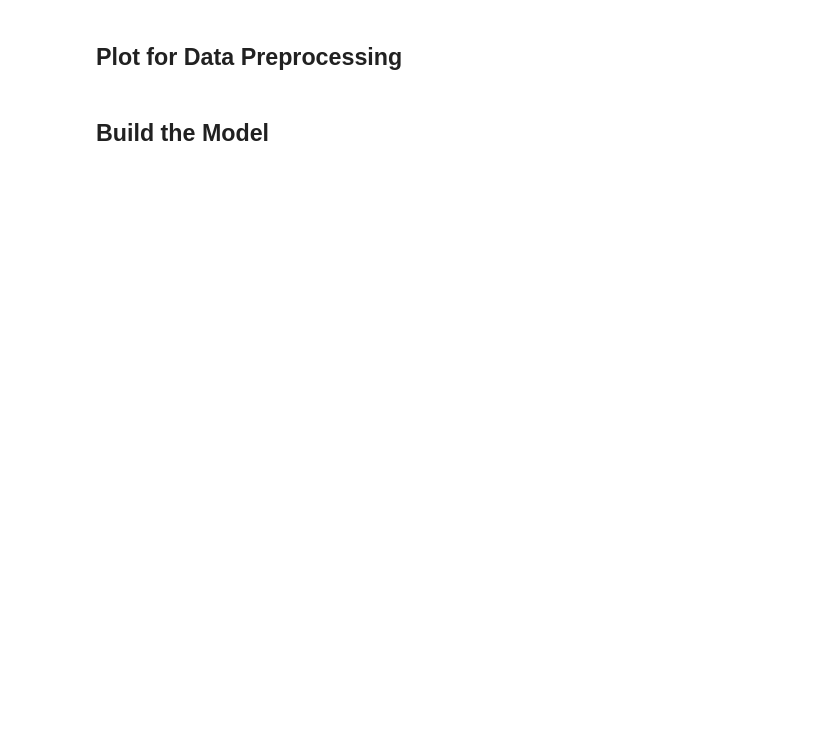
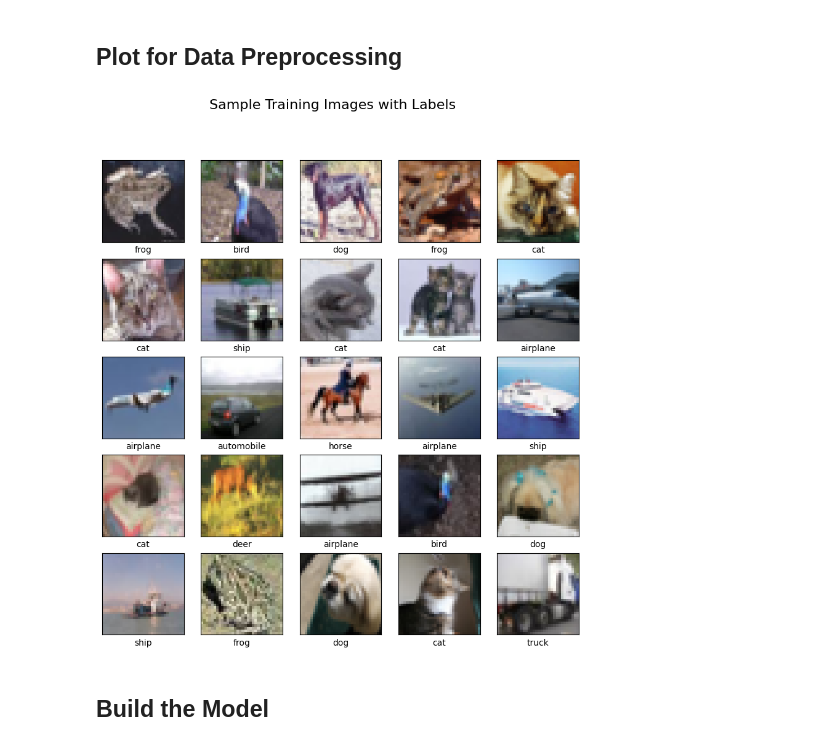
Before and after one commit to MercyMoparthy/CNN-Project, a Jupyter notebook: Model_2.ipynb, the cells around one changed output. Drawn from its saved outputs; the diff is of its cells as text; code cells hidden in the pictures; blank space fills up the shorter version.

```diff
--- a/Model_2.ipynb
+++ b/Model_2.ipynb
@@ -15,3 +15,27 @@ from sklearn.metrics import confusion_matrix, classification_report
 import seaborn as sns
 # %% [markdown]
 ## Data Preprocessing
+# %%
+# Set random seed for reproducibility
+tf.random.set_seed(42)
+np.random.seed(42)
+
+## Data Loading and Preprocessing
+def load_and_preprocess_data():
+    # Load CIFAR10 dataset
+    (x_train, y_train), (x_test, y_test) = cifar10.load_data()
+
+    # Normalize pixel values to be between 0 and 1
+    x_train = x_train.astype('float32') / 255.0
+    x_test = x_test.astype('float32') / 255.0
+
+    # One-hot encode the labels
+    y_train = to_categorical(y_train, 10)
+    y_test = to_categorical(y_test, 10)
+
+    # Split training data into train and validation sets
+    x_train, x_val, y_train, y_val = train_test_split(x_train, y_train, test_size=0.2, random_state=42)
+
+    return x_train, y_train, x_val, y_val, x_test, y_test
+
+x_train, y_train, x_val, y_val, x_test, y_test = load_and_preprocess_data()
@@ -18,4 +45,20 @@ import seaborn as sns
 # %% [markdown]
 ## Plot for Data Preprocessing
+# %%
+class_names = ['airplane', 'automobile', 'bird', 'cat', 'deer',
+               'dog', 'frog', 'horse', 'ship', 'truck']
+
+plt.figure(figsize=(10, 10))
+for i in range(25):
+    plt.subplot(5, 5, i+1)
+    plt.xticks([])
+    plt.yticks([])
+    plt.grid(False)
+    plt.imshow(x_train[i])
+    plt.xlabel(class_names[np.argmax(y_train[i])])
+plt.suptitle('Sample Training Images with Labels', fontsize=16)
+plt.show()
+# %% [output]
+[figure, added]
 # %% [markdown]
 ## Build the Model
```
Also changed, not shown: parts of 6 cells of this notebook.
